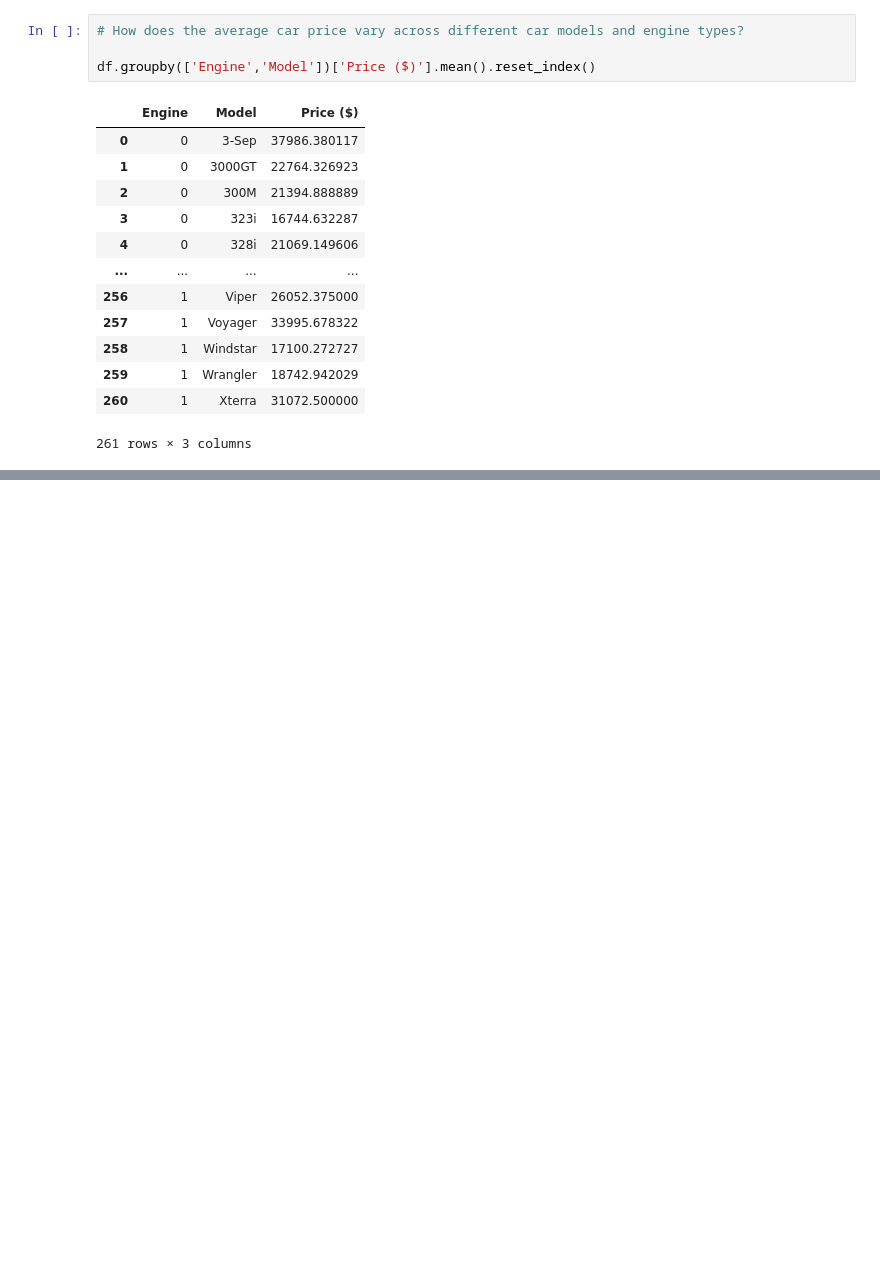
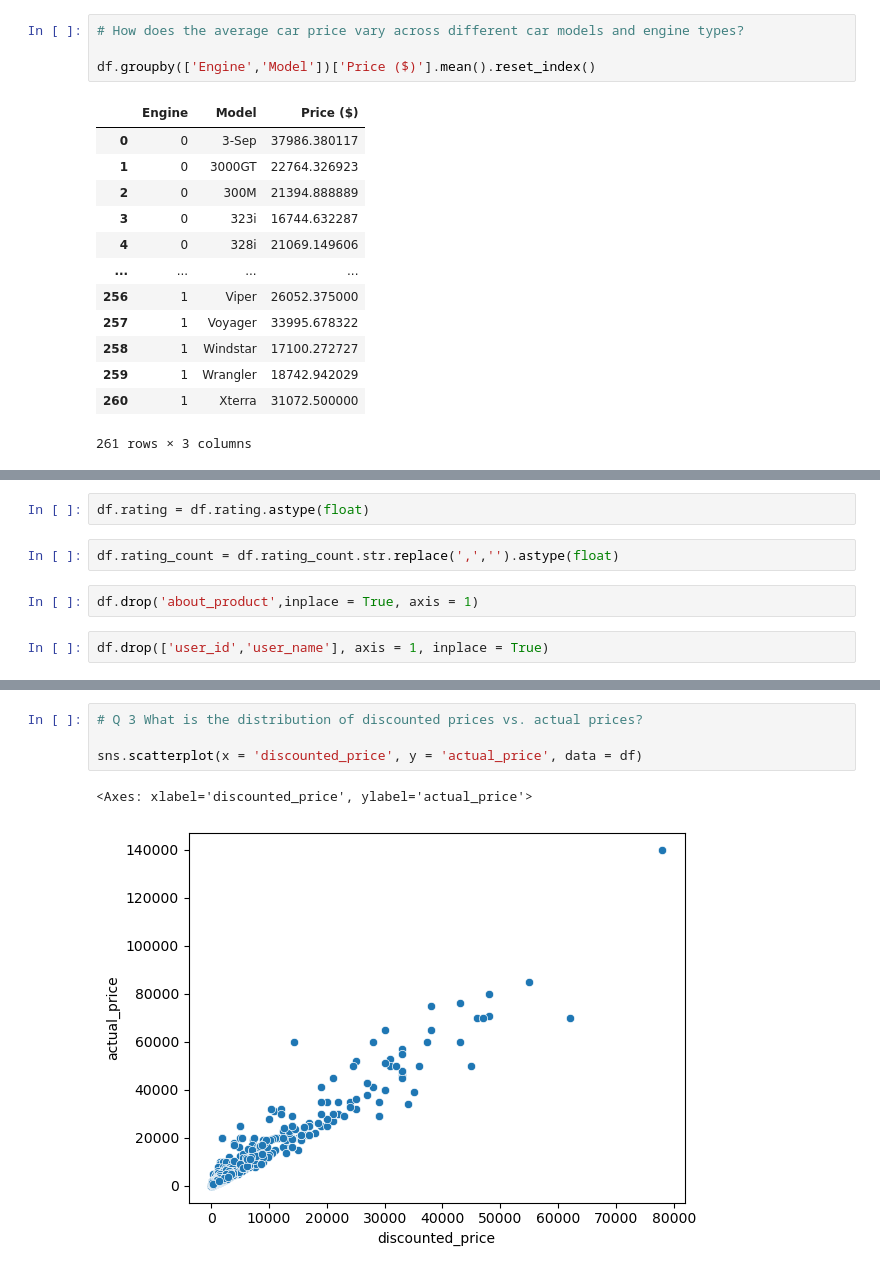
Before and after one commit to anshgupta1903/EDA, a Jupyter notebook: EDA_BikeDetails.ipynb, the cells around one changed output, grey strips where cells are left out. Cells and saved outputs as stored; diff of their text form; blank space fills up the shorter version.

```diff
--- a/EDA_BikeDetails.ipynb
+++ b/EDA_BikeDetails.ipynb
@@ -611,0 +655,8 @@ df.groupby(['Engine','Model'])['Price ($)'].mean().reset_index()
+# %%
+df.rating = df.rating.astype(float)
+# %%
+df.rating_count = df.rating_count.str.replace(',','').astype(float)
+# %%
+df.drop('about_product',inplace = True, axis = 1)
+# %%
+df.drop(['user_id','user_name'], axis = 1, inplace = True)
@@ -611,0 +723,7 @@ df.groupby(['Engine','Model'])['Price ($)'].mean().reset_index()
+# %%
+# Q 3 What is the distribution of discounted prices vs. actual prices?
+
+sns.scatterplot(x = 'discounted_price', y = 'actual_price', data = df)
+# %% [output]
+<Axes: xlabel='discounted_price', ylabel='actual_price'>
+[figure, added]
```
Also changed, not shown: parts of 23 cells of this notebook, 1 other file.
